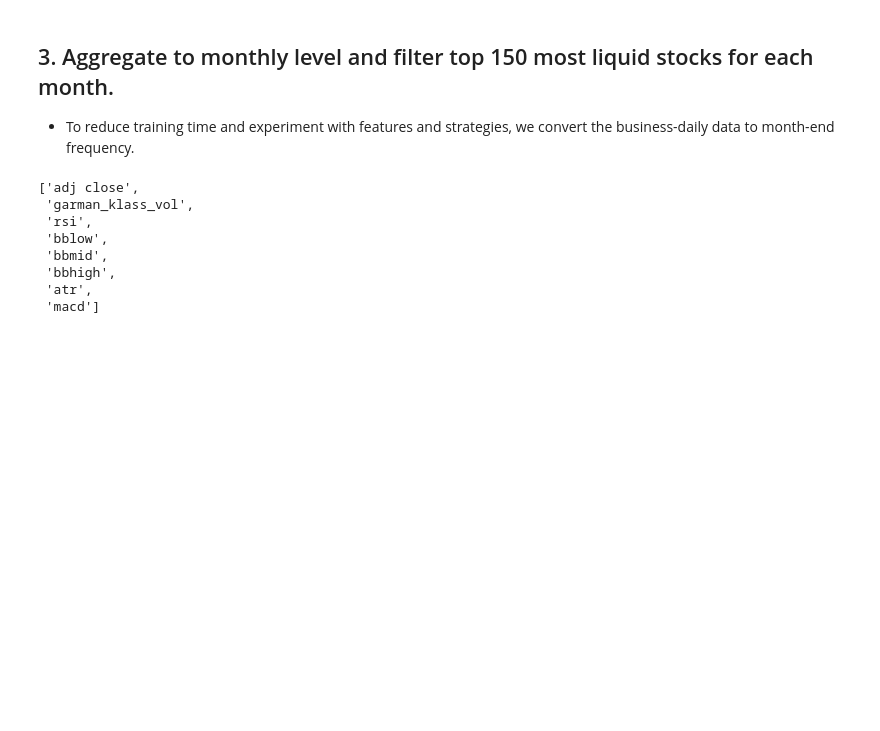
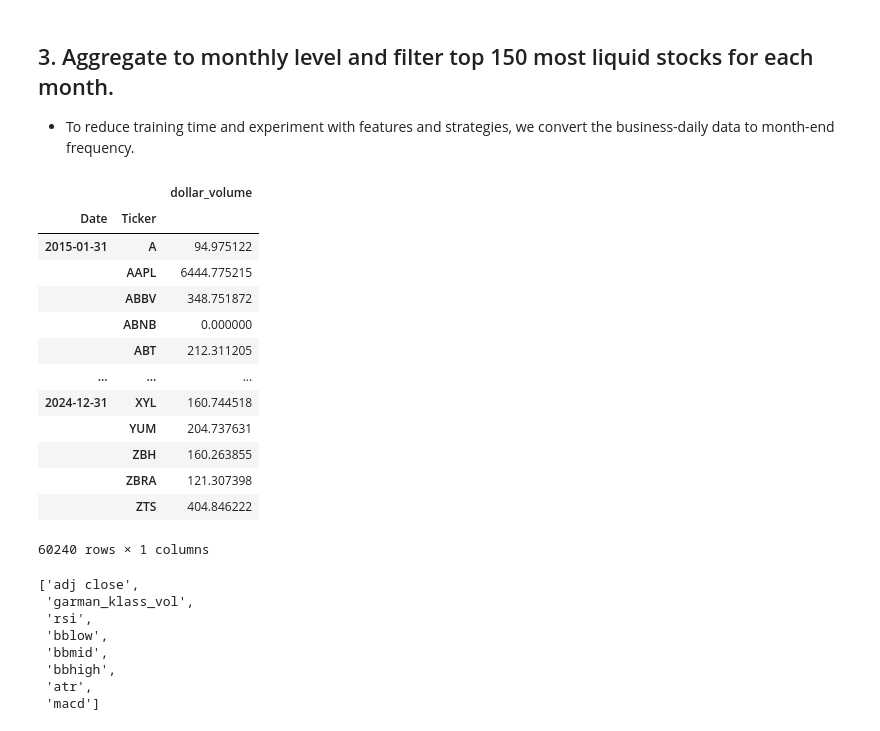
Before and after one commit to Bhavya-Bansal77/Unsupervised_Algorithmic_Trading, a Jupyter notebook: trading_strategy.ipynb, the cells around one changed output. Drawn from its saved outputs; the diff is of its cells as text; code cells hidden in the pictures; blank space fills up the shorter version.

```diff
--- a/trading_strategy.ipynb
+++ b/trading_strategy.ipynb
@@ -210,7 +212,23 @@ df
 ## 3. Aggregate to monthly level and filter top 150 most liquid stocks for each month.
 - To reduce training time and experiment with features and strategies, we convert the business-daily data to month-end frequency.
 # %%
-# df.unstack('Ticker')['dollar_volume'].resample('M').mean().stack('Ticker').to_frame('dollar_volume')
+df.unstack('Ticker')['dollar_volume'].resample('M').mean().stack('Ticker').to_frame('dollar_volume') #Converting daily
+# to monthly that's it!
+# %% [output]
+|  |  | dollar_volume |
+| Date | Ticker |  |
+| 2015-01-31 | A | 94.975122 |
+|  | AAPL | 6444.775215 |
+|  | ABBV | 348.751872 |
+|  | ABNB | 0.000000 |
+|  | ABT | 212.311205 |
+| ... | ... | ... |
+| 2024-12-31 | XYL | 160.744518 |
+|  | YUM | 204.737631 |
+|  | ZBH | 160.263855 |
+|  | ZBRA | 121.307398 |
+|  | ZTS | 404.846222 |
+60240 rows × 1 columns
 # %%
 last_cols = [c for c in df.columns.unique(0) if c not in ['dollar_volume', 'close', 'open', 'close', 'high','low','volume']]
 last_cols
```
Also changed, not shown: parts of 18 cells of this notebook.
